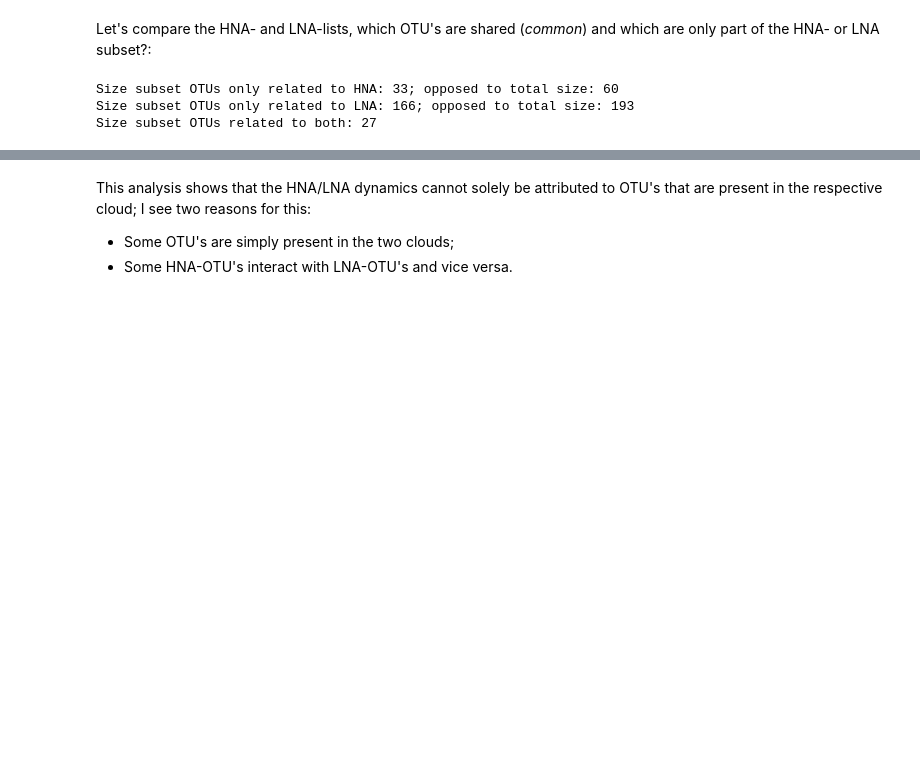
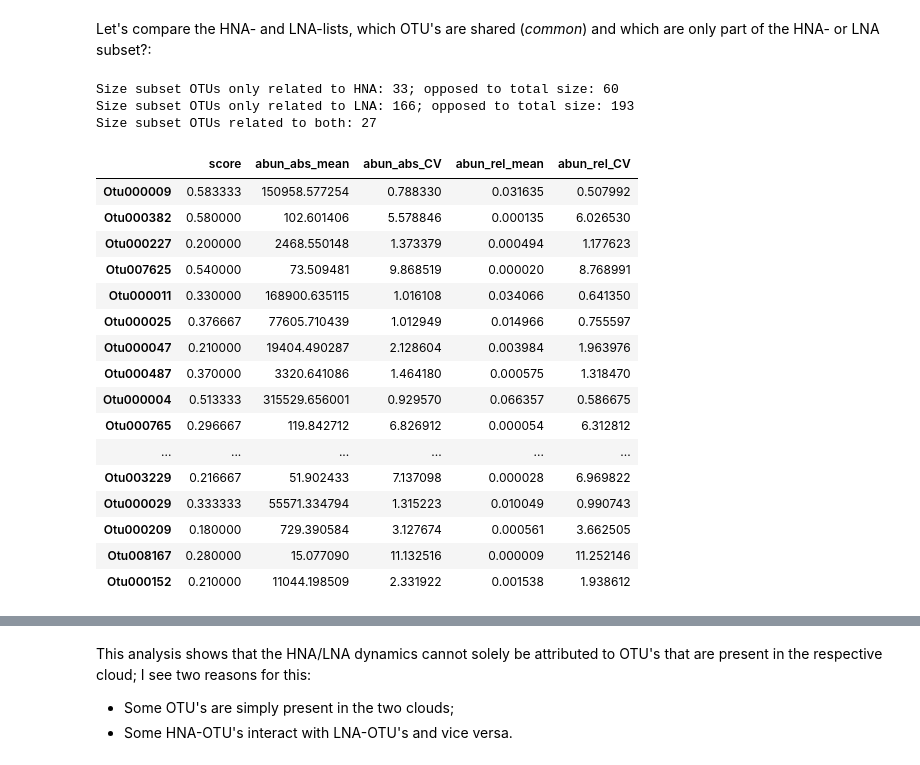
Before and after one commit to rprops/HNA_LNA_productivity, a Jupyter notebook: analysis_final_HNA_LNA_outliersremoved.ipynb, the cells around one changed output, grey strips where cells are left out. Cells and saved outputs as stored; diff of their text form; code cells hidden in the pictures; blank space fills up the shorter version.

```diff
--- a/analysis_final_HNA_LNA_outliersremoved.ipynb
+++ b/analysis_final_HNA_LNA_outliersremoved.ipynb
@@ -252,16 +283,34 @@ Let's compare the HNA- and LNA-lists, which OTU's are shared (_common_) and whic
 # %%
 idx_hna = hna_scores.index.difference(lna_scores.index)
 idx_lna = lna_scores.index.difference(hna_scores.index)
 idx_common = hna_scores.drop(idx_hna).index
 pd.Series(idx_common).to_csv('commonOTU_HNALNA_abun.001.csv')
 print('Size subset OTUs only related to HNA: ' + str(len(idx_hna)) + '; opposed to total size: ' + str(len(hna_scores)))
 print('Size subset OTUs only related to LNA: ' + str(len(idx_lna)) + '; opposed to total size: ' + str(len(lna_scores)))
 print('Size subset OTUs related to both: ' + str(len(idx_common)))
 
-data_abs_raw = pd.read_csv('data/Chloroplasts_removed/nochloro_absolute_otu.tsv', sep=' ', index_col=None, header=0)
-data_abs_raw = data_abs_raw.loc[index,:]
+display(lna_scores.loc[idx_common,:])
+#data_abs_raw = pd.read_csv('data/Chloroplasts_removed/nochloro_absolute_otu.tsv', sep=' ', index_col=None, header=0)
+#data_abs_raw = data_abs_raw.loc[index,:]
 #display(data_abs_raw.loc[:,idx_hna].sum(axis=1).values/hna.values)
 # %% [output]
 Size subset OTUs only related to HNA: 33; opposed to total size: 60
 Size subset OTUs only related to LNA: 166; opposed to total size: 193
 Size subset OTUs related to both: 27
+|  | score | abun_abs_mean | abun_abs_CV | abun_rel_mean | abun_rel_CV |
+| Otu000009 | 0.583333 | 150958.577254 | 0.788330 | 0.031635 | 0.507992 |
+| Otu000382 | 0.580000 | 102.601406 | 5.578846 | 0.000135 | 6.026530 |
+| Otu000227 | 0.200000 | 2468.550148 | 1.373379 | 0.000494 | 1.177623 |
+| Otu007625 | 0.540000 | 73.509481 | 9.868519 | 0.000020 | 8.768991 |
+| Otu000011 | 0.330000 | 168900.635115 | 1.016108 | 0.034066 | 0.641350 |
+| Otu000025 | 0.376667 | 77605.710439 | 1.012949 | 0.014966 | 0.755597 |
+| Otu000047 | 0.210000 | 19404.490287 | 2.128604 | 0.003984 | 1.963976 |
+| Otu000487 | 0.370000 | 3320.641086 | 1.464180 | 0.000575 | 1.318470 |
+| Otu000004 | 0.513333 | 315529.656001 | 0.929570 | 0.066357 | 0.586675 |
+| Otu000765 | 0.296667 | 119.842712 | 6.826912 | 0.000054 | 6.312812 |
+| ... | ... | ... | ... | ... | ... |
+| Otu003229 | 0.216667 | 51.902433 | 7.137098 | 0.000028 | 6.969822 |
+| Otu000029 | 0.333333 | 55571.334794 | 1.315223 | 0.010049 | 0.990743 |
+| Otu000209 | 0.180000 | 729.390584 | 3.127674 | 0.000561 | 3.662505 |
+| Otu008167 | 0.280000 | 15.077090 | 11.132516 | 0.000009 | 11.252146 |
+| Otu000152 | 0.210000 | 11044.198509 | 2.331922 | 0.001538 | 1.938612 |
```
Also changed, not shown: parts of 16 cells of this notebook.
